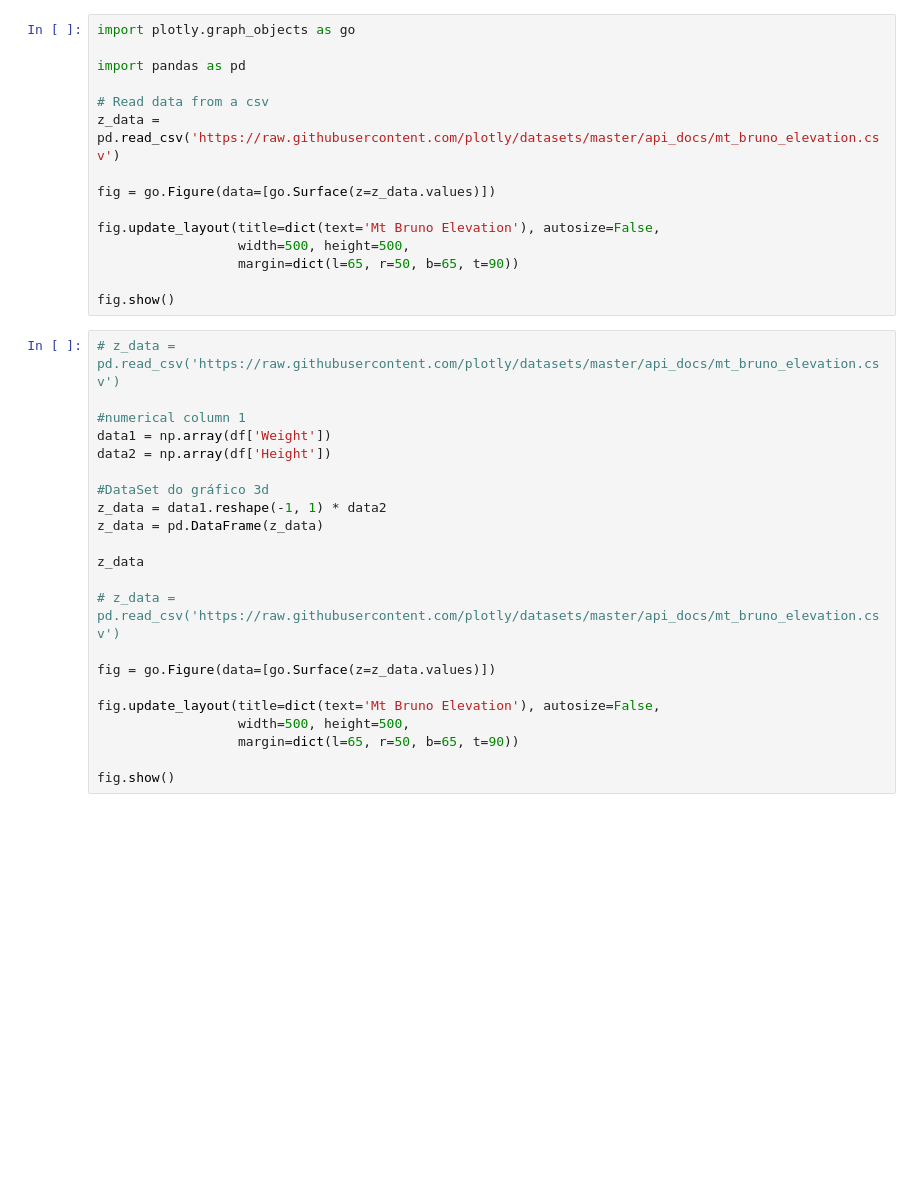
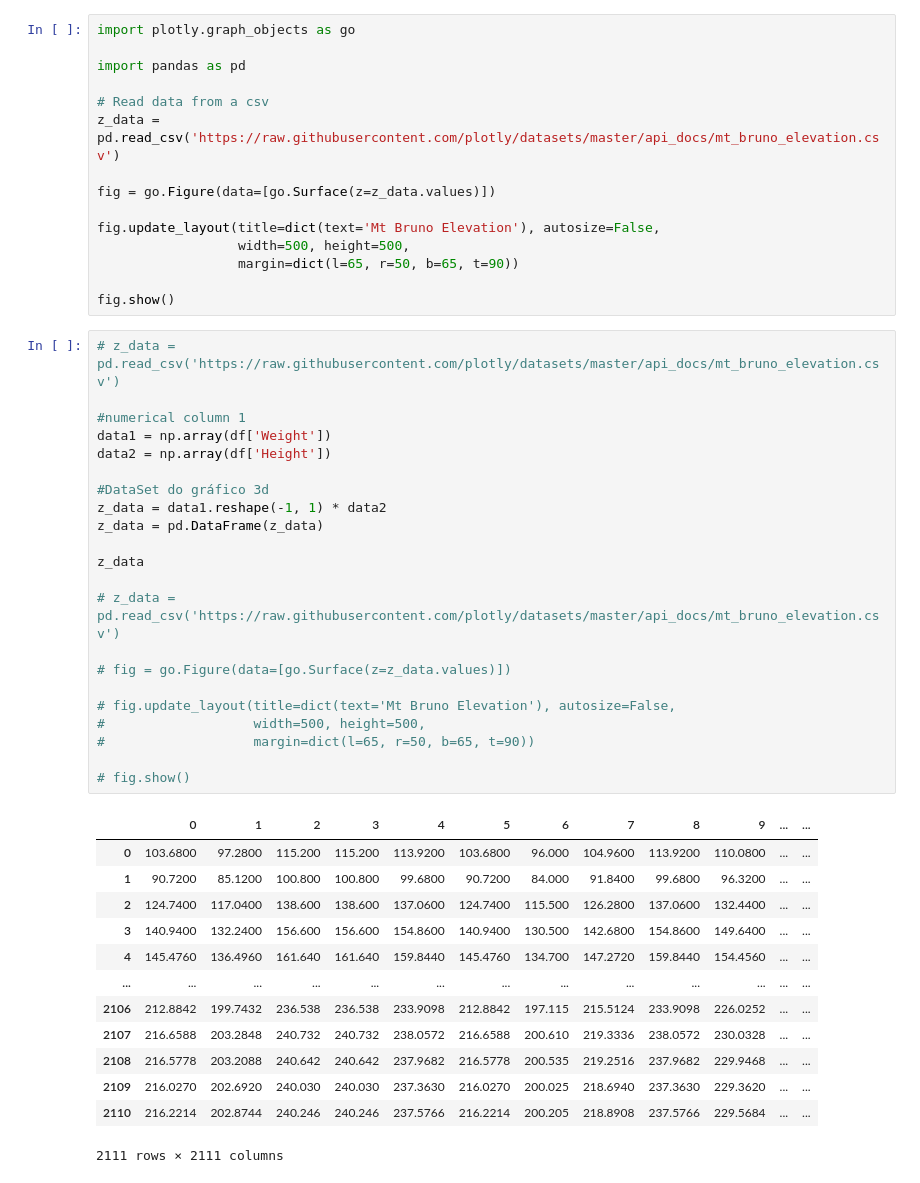
Before and after one commit to CarlosENMorais/cd, a Jupyter notebook: notebooks/plotly_notebooks.ipynb, the cells around one changed output. Saved outputs shown, nothing was run; the diff lists cells and outputs as text; blank space fills up the shorter version.

```diff
--- a/notebooks/plotly_notebooks.ipynb
+++ b/notebooks/plotly_notebooks.ipynb
@@ -87,22 +110,36 @@ fig.show()
 # %%
 # z_data = pd.read_csv('https://raw.githubusercontent.com/plotly/datasets/master/api_docs/mt_bruno_elevation.csv')
 
 #numerical column 1
 data1 = np.array(df['Weight'])
 data2 = np.array(df['Height'])
 
 #DataSet do gráfico 3d
 z_data = data1.reshape(-1, 1) * data2
 z_data = pd.DataFrame(z_data)
 
 z_data
 
 # z_data = pd.read_csv('https://raw.githubusercontent.com/plotly/datasets/master/api_docs/mt_bruno_elevation.csv')
 
-fig = go.Figure(data=[go.Surface(z=z_data.values)])
+# fig = go.Figure(data=[go.Surface(z=z_data.values)])
 
-fig.update_layout(title=dict(text='Mt Bruno Elevation'), autosize=False,
-                  width=500, height=500,
-                  margin=dict(l=65, r=50, b=65, t=90))
+# fig.update_layout(title=dict(text='Mt Bruno Elevation'), autosize=False,
+#                   width=500, height=500,
+#                   margin=dict(l=65, r=50, b=65, t=90))
 
-fig.show()
+# fig.show()
+# %% [output]
+|  | 0 | 1 | 2 | 3 | 4 | 5 | 6 | 7 | 8 | 9 | ... | ... |
+| 0 | 103.6800 | 97.2800 | 115.200 | 115.200 | 113.9200 | 103.6800 | 96.000 | 104.9600 | 113.9200 | 110.0800 | ... | ... |
+| 1 | 90.7200 | 85.1200 | 100.800 | 100.800 | 99.6800 | 90.7200 | 84.000 | 91.8400 | 99.6800 | 96.3200 | ... | ... |
+| 2 | 124.7400 | 117.0400 | 138.600 | 138.600 | 137.0600 | 124.7400 | 115.500 | 126.2800 | 137.0600 | 132.4400 | ... | ... |
+| 3 | 140.9400 | 132.2400 | 156.600 | 156.600 | 154.8600 | 140.9400 | 130.500 | 142.6800 | 154.8600 | 149.6400 | ... | ... |
+| 4 | 145.4760 | 136.4960 | 161.640 | 161.640 | 159.8440 | 145.4760 | 134.700 | 147.2720 | 159.8440 | 154.4560 | ... | ... |
+| ... | ... | ... | ... | ... | ... | ... | ... | ... | ... | ... | ... | ... |
+| 2106 | 212.8842 | 199.7432 | 236.538 | 236.538 | 233.9098 | 212.8842 | 197.115 | 215.5124 | 233.9098 | 226.0252 | ... | ... |
+| 2107 | 216.6588 | 203.2848 | 240.732 | 240.732 | 238.0572 | 216.6588 | 200.610 | 219.3336 | 238.0572 | 230.0328 | ... | ... |
+| 2108 | 216.5778 | 203.2088 | 240.642 | 240.642 | 237.9682 | 216.5778 | 200.535 | 219.2516 | 237.9682 | 229.9468 | ... | ... |
+| 2109 | 216.0270 | 202.6920 | 240.030 | 240.030 | 237.3630 | 216.0270 | 200.025 | 218.6940 | 237.3630 | 229.3620 | ... | ... |
+| 2110 | 216.2214 | 202.8744 | 240.246 | 240.246 | 237.5766 | 216.2214 | 200.205 | 218.8908 | 237.5766 | 229.5684 | ... | ... |
+2111 rows × 2111 columns
```
Also changed, not shown: parts of 16 cells of this notebook.
